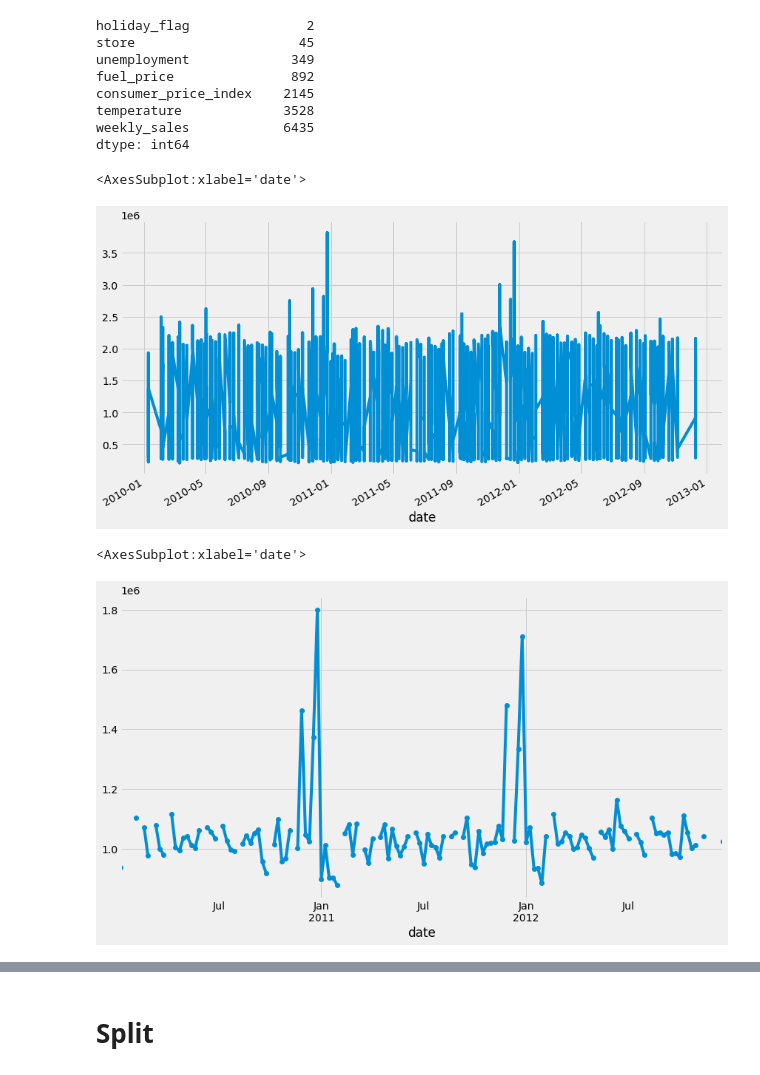
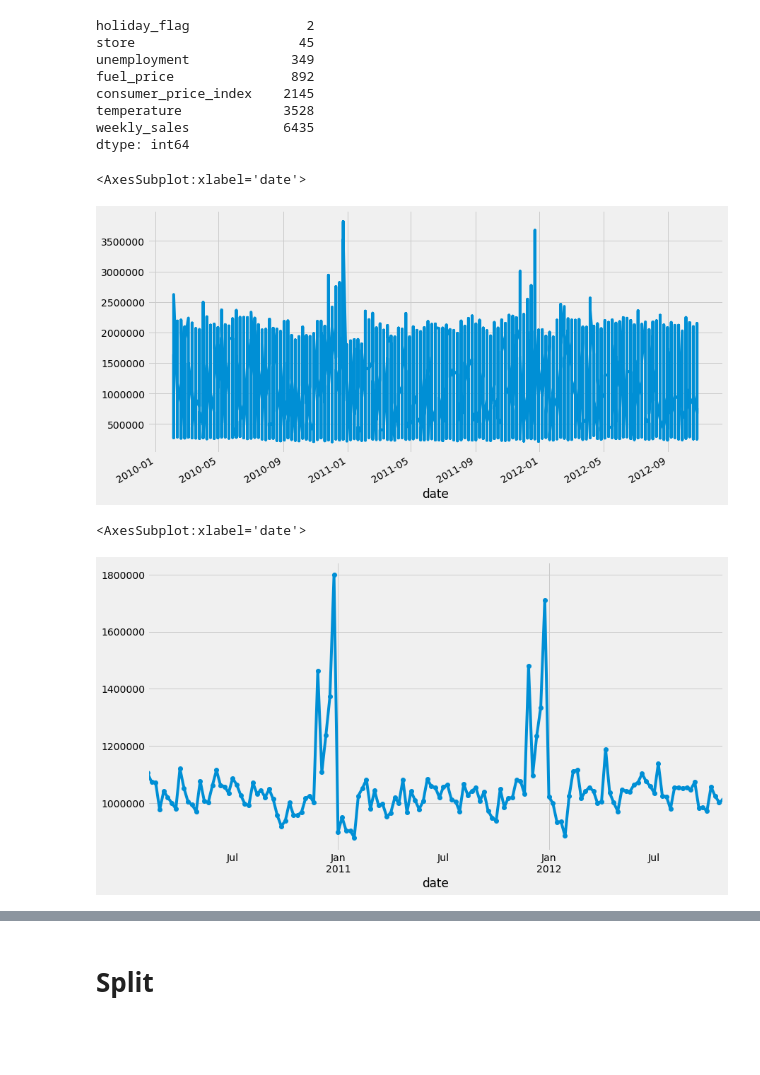
Before and after one commit to VelasquezAlejandro044/alejandro-individual-project, a Jupyter notebook: walmart_sales_data_work.ipynb, the cells around one changed output, grey strips where cells are left out. Cells and saved outputs as stored; diff of their text form; code cells hidden in the pictures; blank space fills up the shorter version.

```diff
--- a/walmart_sales_data_work.ipynb
+++ b/walmart_sales_data_work.ipynb
@@ -20,12 +20,10 @@ import warnings
 warnings.filterwarnings("ignore")
 
 # supress scientific notation
-np.set_printoptions(suppress=True)
+# np.set_printoptions(suppress=True)
+plt.rcParams["axes.formatter.limits"] = (-5, 12)
+# pd.options.display.float_format = '{:.2f}'.format
 
-
-import matplotlib.pyplot as plt
-import seaborn as sns
-import statsmodels.api as sm
 # plotting defaults
 plt.rc('figure', figsize=(13, 7))
 # plt.style.use('seaborn-whitegrid')
@@ -114,6 +112,6 @@ df.sample()
 # %%
 # Convert our date column from object type to datetime type
-df.date = pd.to_datetime(df.date)
+df.date = pd.to_datetime(df.date, format='%d-%m-%Y')
 df.dtypes
 # %% [output]
 store                            int64
@@ -134,5 +132,4 @@ dtype: object
 # df.head()
 # %%
 # set the date as index
-df = df.set_index('date').sort_index()
-df
+df = df.set_index('date', drop=True).sort_index()
@@ -176,10 +181,10 @@ dtype: int64
 df.weekly_sales.plot()
 # %% [output]
 <AxesSubplot:xlabel='date'>
-[figure, old version]
+[figure, new version]
 # %%
-#  let's visualize Theden by weekly
-df.weekly_sales.resample('w').mean().plot(marker='o')
+#  let's visualize Theden by quarter# Lets resomaple our data into monthly vlaues
+df.weekly_sales.resample('W').mean().plot(marker='o')
 # %% [output]
 <AxesSubplot:xlabel='date'>
-[figure, old version]
+[figure, new version]
```
Also changed, not shown: parts of 44 cells of this notebook.
